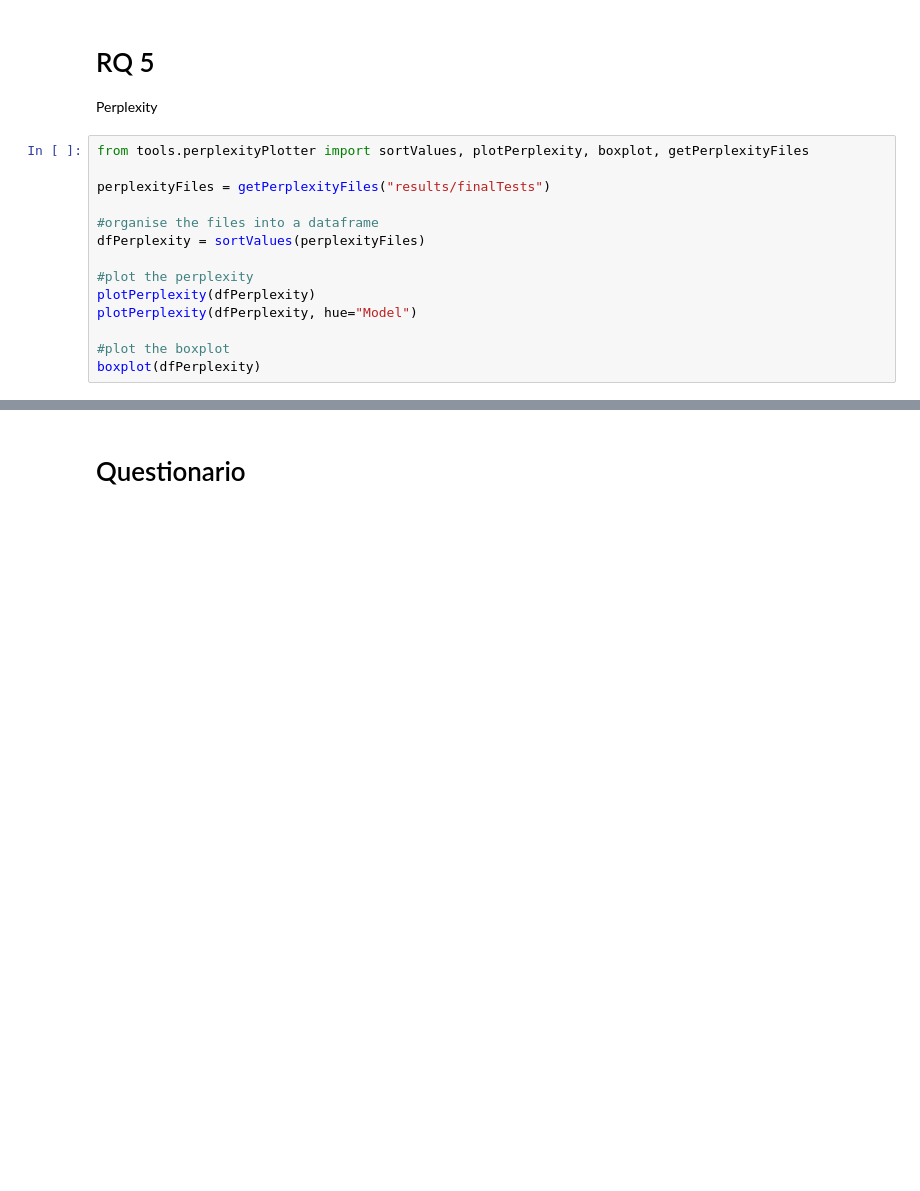
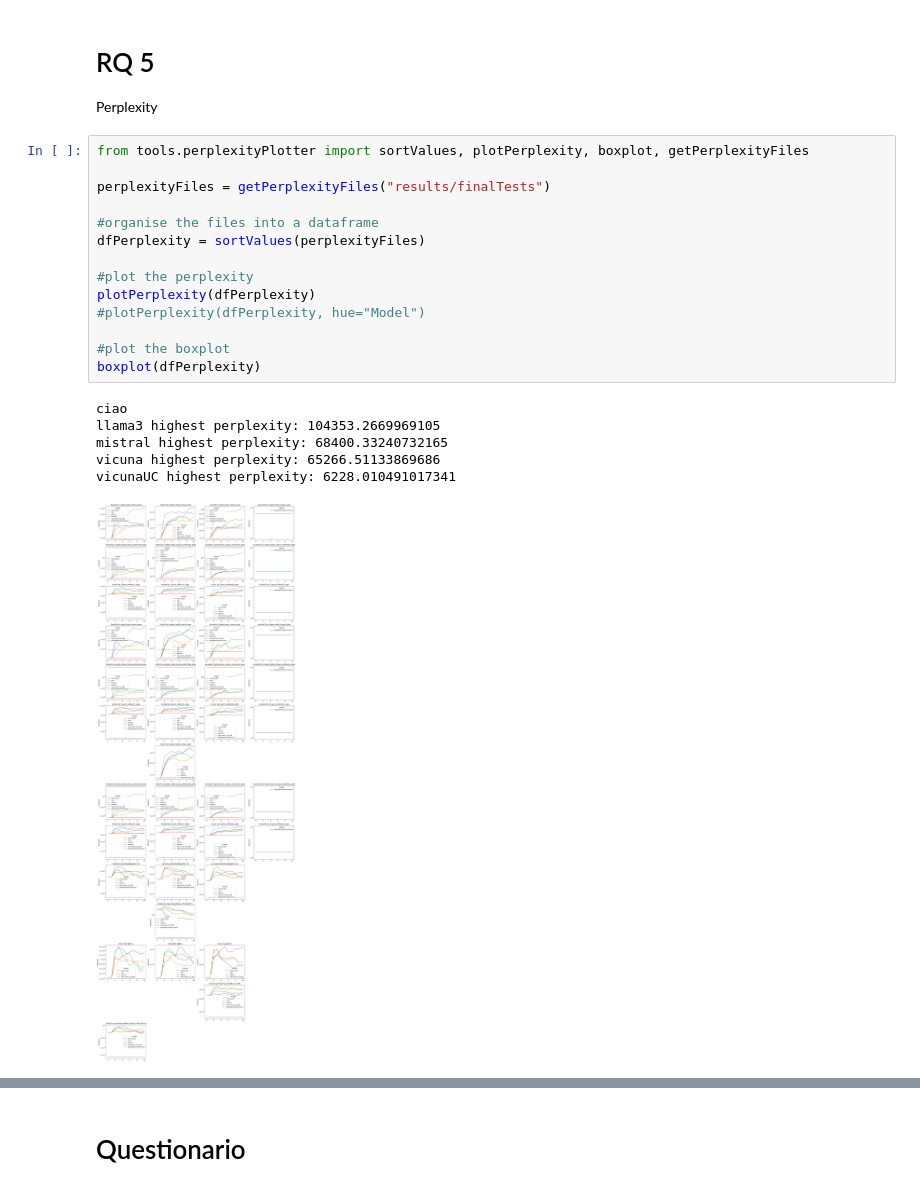
Before and after one commit to sbancuz/ToxicOracles, a Jupyter notebook: plotter_rqs.ipynb, the cells around one changed output, grey strips where cells are left out. Saved outputs shown, nothing was run; the diff lists cells and outputs as text; blank space fills up the shorter version.

```diff
--- a/plotter_rqs.ipynb
+++ b/plotter_rqs.ipynb
@@ -573,14 +574,21 @@ Perplexity
 # %%
 from tools.perplexityPlotter import sortValues, plotPerplexity, boxplot, getPerplexityFiles
 
 perplexityFiles = getPerplexityFiles("results/finalTests")
 
 #organise the files into a dataframe
 dfPerplexity = sortValues(perplexityFiles)
 
 #plot the perplexity
 plotPerplexity(dfPerplexity)
-plotPerplexity(dfPerplexity, hue="Model")
+#plotPerplexity(dfPerplexity, hue="Model")
 
 #plot the boxplot
 boxplot(dfPerplexity)
+# %% [output]
+ciao
+llama3 highest perplexity: 104353.2669969105
+mistral highest perplexity: 68400.33240732165
+vicuna highest perplexity: 65266.51133869686
+vicunaUC highest perplexity: 6228.010491017341
+[figure, added]
```
Also changed, not shown: parts of 2 cells of this notebook, 3 other files.
